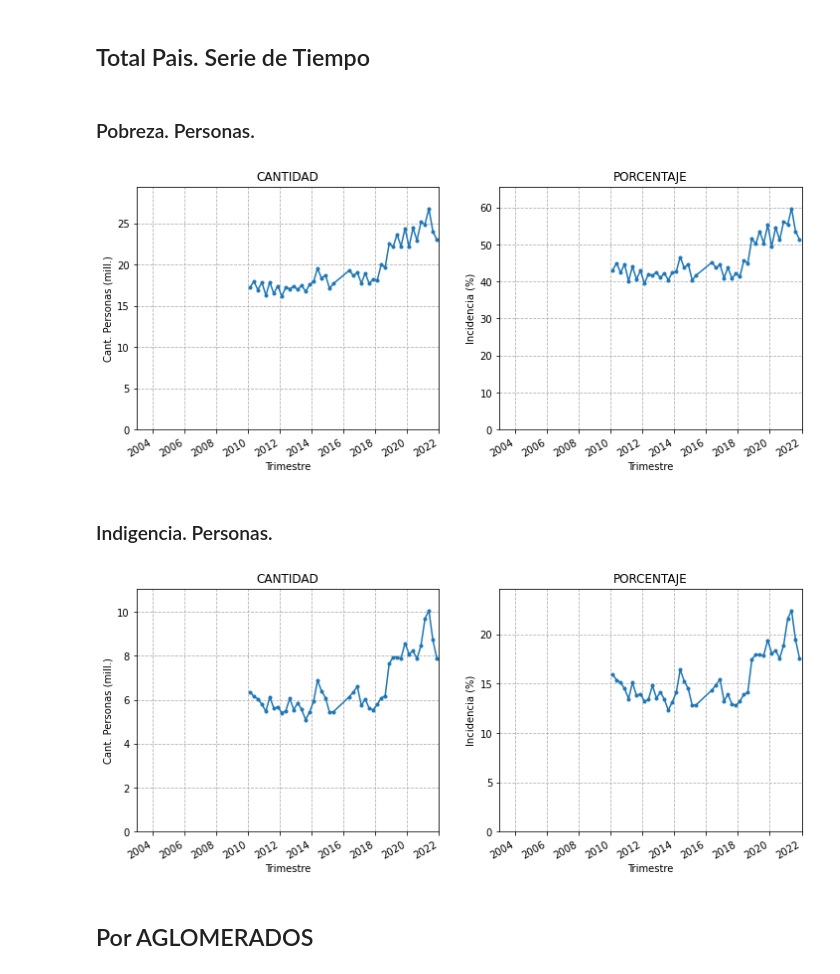
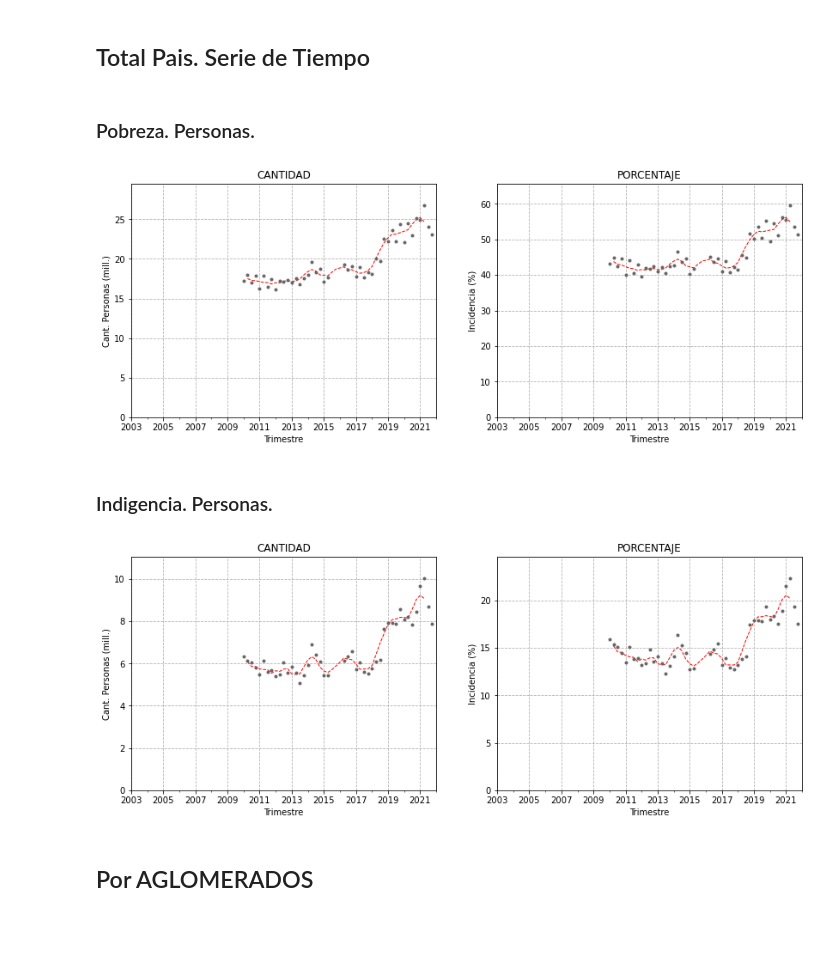
Before and after one commit to matuteiglesias/indice-pobreza-UBA, a Jupyter notebook: notebooks/12 - Validaciones - D - Pobreza.ipynb, the cells around one changed output. Cells and saved outputs as stored; diff of their text form; code cells hidden in the pictures; blank space fills up the shorter version.

```diff
--- a/notebooks/12 - Validaciones - D - Pobreza.ipynb
+++ b/notebooks/12 - Validaciones - D - Pobreza.ipynb
@@ -32,6 +32,12 @@ allFiles = []
 allFiles += glob.glob(path+str(frac)+'_q*.csv')
 allFiles = sorted(allFiles)
 # allFiles
+
+
+def moving_avg(table):
+    ## Label left. The roilling means are centered nearly on the right date, although one day early.
+    # i.e. 2009-12-31 is the average for 07-2009 to 06-2010
+    return table.resample('Q', label = 'left').mean().interpolate('linear').rolling(4, center = True).mean()
 # %%
 aglo_labels = pd.read_csv('./../data/info/aglo_labels.csv')
 # %%
@@ -157,7 +163,7 @@ data = df.loc[(df.AGLO_si == True)]
 for col in ['Pobreza', 'Indigencia']:
     display(Markdown('### '+col+'. Personas.'))
 
-    fig, axs = plt.subplots(1, 2, figsize = (12, 5))
+    fig, axs = plt.subplots(1, 2, figsize = (14, 5))
 
     table = data.groupby(['Q', col])['Personas'].sum().unstack()
     table = table/1e6
@@ -165,7 +171,8 @@ for col in ['Pobreza', 'Indigencia']:
 
     ax = axs[1]
     ax.set_title('PORCENTAJE')
-    table_pct[True].plot(ax =ax, marker = '.')
+    moving_avg(table_pct[True]).plot(ax = ax, lw = 1, color = 'r', linestyle = '--')
+    table_pct[True].plot(ax =ax, marker = '.', lw = 0, color = '.4')
     ax.grid(linestyle = '--')
     ax.set_xlim('2003', '2022')
     ax.set_ylim(0, table_pct[True].max()*1.1)
@@ -174,14 +181,14 @@ for col in ['Pobreza', 'Indigencia']:
 
     ax = axs[0]
     ax.set_title('CANTIDAD')
-    table[True].plot(ax = ax, marker = '.')
+    moving_avg(table[True]).plot(ax = ax, lw = 1, color = 'r', linestyle = '--')
+    table[True].plot(ax = ax, marker = '.', lw = 0, color = '.4')
     ax.grid(linestyle = '--')
     ax.set_xlim('2003', '2022')
     ax.set_ylim(0, table[True].max()*1.1)
     ax.set_xlabel('Trimestre')
     ax.set_ylabel('Cant. Personas (mill.)')
 
-
     plt.show()
 # %% [output]
 ### Pobreza. Personas.
@@ -193,40 +200,41 @@ for col in ['Pobreza', 'Indigencia']:
 # %%
 data = df#.loc[(df.AGLO_si == True)]
 
 for col in ['Pobreza', 'Indigencia']:
     display(Markdown('### '+col+'. Personas.'))
 
-    fig, axs = plt.subplots(1, 2, figsize = (12, 5))
+    fig, axs = plt.subplots(1, 2, figsize = (14, 5))
 
     table = data.groupby(['Q', col])['Personas'].sum().unstack()
     table = table/1e6
     table_pct = 100*table.div(table.sum(1), axis = 0)
 
     ax = axs[1]
     ax.set_title('PORCENTAJE')
-    table_pct[True].plot(ax =ax, marker = '.')
+    moving_avg(table_pct[True]).plot(ax = ax, lw = 1, color = 'r', linestyle = '--')
+    table_pct[True].plot(ax =ax, marker = '.', lw = 0, color = '.4')
     ax.grid(linestyle = '--')
     ax.set_xlim('2003', '2022')
     ax.set_ylim(0, table_pct[True].max()*1.1)
     ax.set_xlabel('Trimestre')
     ax.set_ylabel('Incidencia (%)')
 
     ax = axs[0]
     ax.set_title('CANTIDAD')
-    table[True].plot(ax = ax, marker = '.')
+    moving_avg(table[True]).plot(ax = ax, lw = 1, color = 'r', linestyle = '--')
+    table[True].plot(ax = ax, marker = '.', lw = 0, color = '.4')
     ax.grid(linestyle = '--')
     ax.set_xlim('2003', '2022')
     ax.set_ylim(0, table[True].max()*1.1)
     ax.set_xlabel('Trimestre')
     ax.set_ylabel('Cant. Personas (mill.)')
 
-
     plt.show()
 # %% [output]
 ### Pobreza. Personas.
-[figure, old version]
+[figure, new version]
 ### Indigencia. Personas.
-[figure, old version]
+[figure, new version]
 # %% [markdown]
 ## Por AGLOMERADOS
 # %%
```
Also changed, not shown: parts of 1 cell of this notebook.
